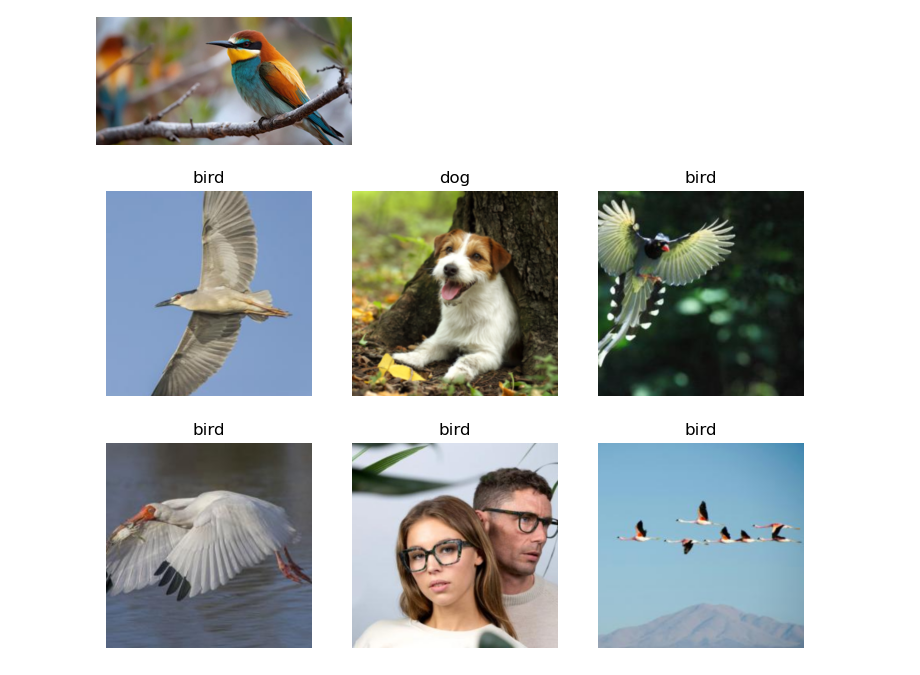
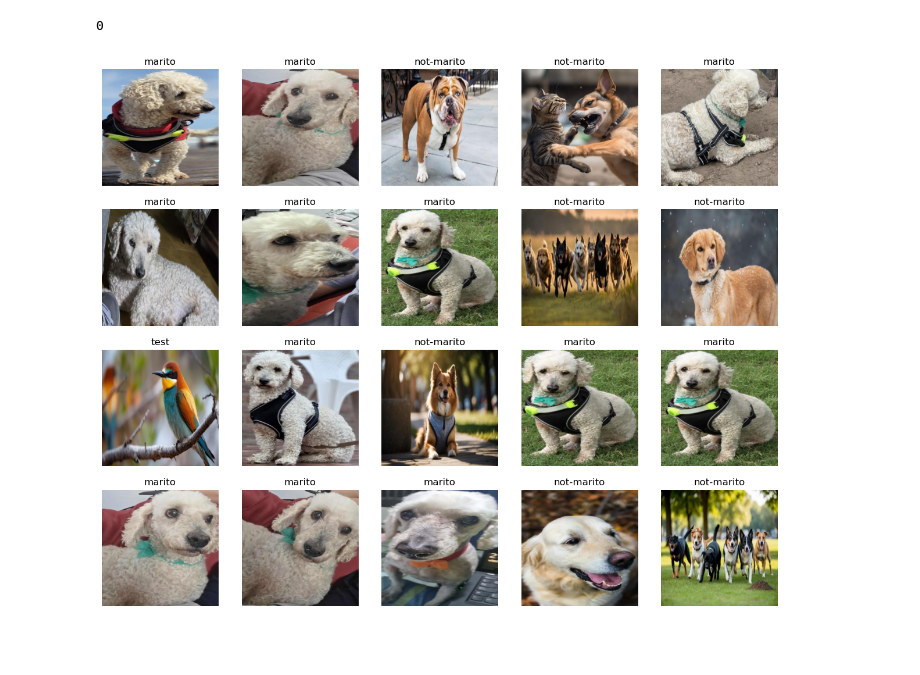
Before and after one commit to ijborda/deeplearning-notes, a Jupyter notebook: marito-or-not.ipynb, the cells around one changed output. Cells and saved outputs as stored; diff of their text form; code cells hidden in the pictures; blank space fills up the shorter version.

Commit message:
feat: add marito-or-not

```diff
--- a/marito-or-not.ipynb
+++ b/marito-or-not.ipynb
@@ -28,52 +19,43 @@ def search_images(keywords, max_images=100):
-# %%
-# Download one image and view to test
-dest = "bird.jpg"
-images_urls = search_images("bird", max_images=1)
-download_url(images_urls[0], dest, show_progress=False)
-im = Image.open(dest)
-im.to_thumb(256,256) # Resize to 256x256 thumbnail for display only, original image is not modified.
-# %% [output]
-[figure, removed]
 # %%
 # Download images for bird and dog, resize to 400x400, and save to bird_or_not folder
 
-searches = ['bird', 'dog']
-path = Path('bird_or_not')
+categories = ['marito', 'not-marito']
+path = Path('data')
 
-for search in searches:
-  dest = path/search # Folder to save the image
-  dest.mkdir(parents=True, exist_ok=True)
-  image_urls = search_images(search, max_images=200)
-  download_images(dest, urls=image_urls)
-  resize_images(dest, max_size=400, dest=dest) # Resize to 400x400
+# Resize images to 400x400
+for category in categories:
+  dest = path/category
+  resize_images(dest, max_size=400, dest=dest)
 
 # Verify images and remove any that are not valid images
 failed = verify_images(get_image_files(path))
 failed.map(Path.unlink)
 len(failed)
+# %% [output]
+0
 # %%
 # Prepare data for model training
 
 # Create a DataBlock for the bird vs dog classification task
 # DataBlock -> a representation of your data for easy consumption of the model
 dls = DataBlock(
   blocks=(ImageBlock, CategoryBlock), # What the model will take as input (image) and output (category, i.e., bird or dog)
   get_items=get_image_files, # The function to get the input (i.e. images from the path)
   splitter=RandomSplitter(valid_pct=0.2, seed=42), # Split the data into training and validation sets
   get_y=parent_label, # The function to get the labels (i.e. parent folder name)
-  item_tfms=Resize(400) # Input transformations (i.e. resize the images to 400x400)
+  item_tfms=Resize(400, method=ResizeMethod.Squish) # Input transformations (i.e. resize the images to 400x400)
 )
 
 # Load data
 # Create the dataloaders with a batch size of 32
 # Dataloaders are used to load the data in batches for training and validation
 # Batch size is the number of samples that will be propagated through the network at once
 dls = dls.dataloaders(path, bs=32)
 
 # See a batch of images and their labels
-dls.show_batch(max_n=6)
+dls.show_batch(max_n=20)
 # %% [output]
-[figure, old version]
+[figure, new version]
 # %%
 # Create and train the model
 
```
Also changed, not shown: parts of 5 cells of this notebook, 3 other files.
